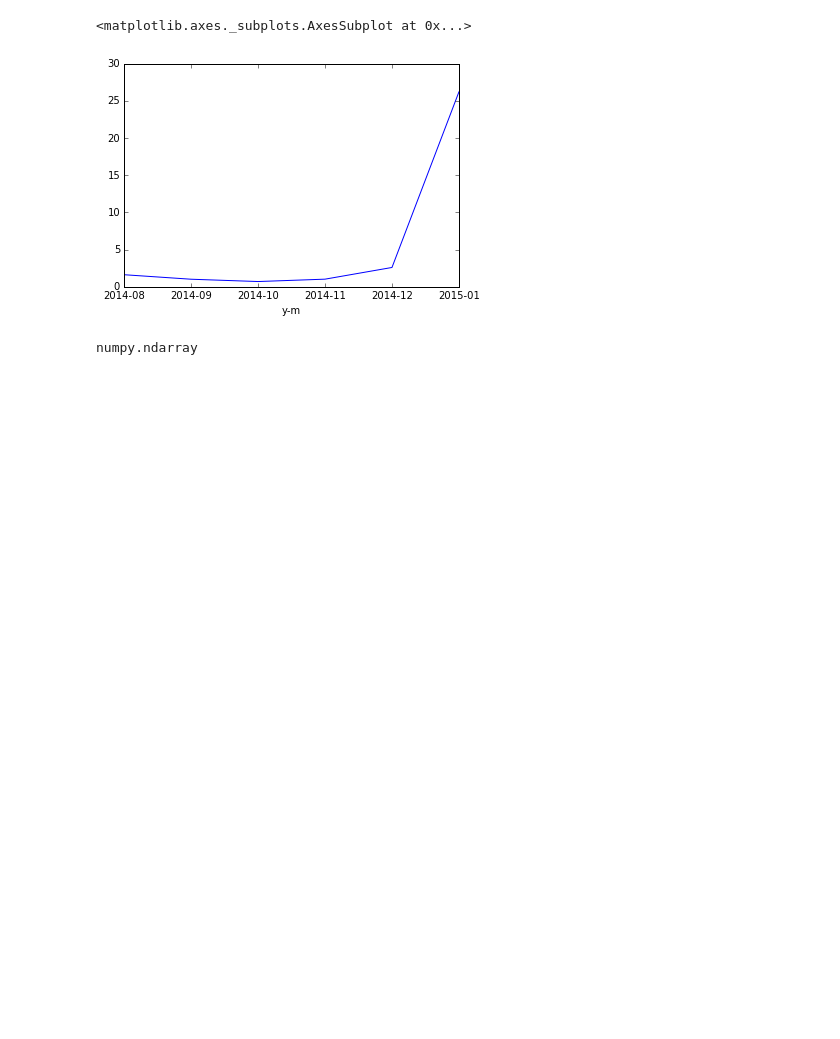
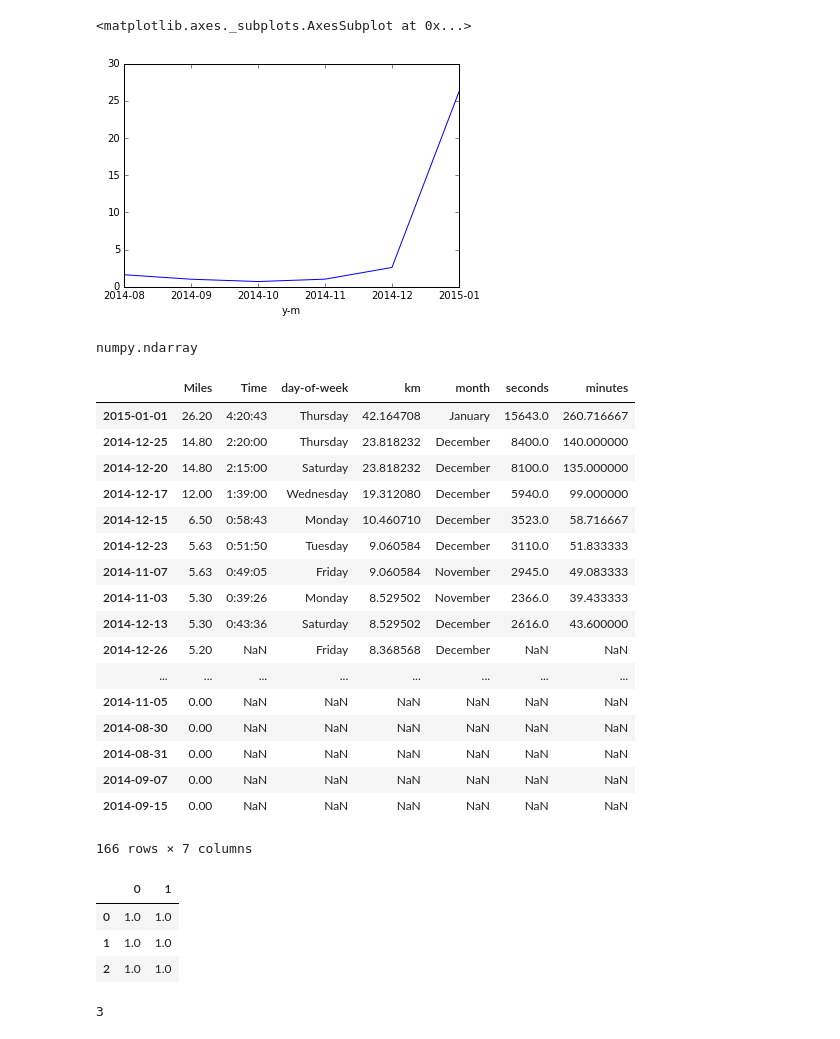
Before and after one commit to leiyang-mids/w261_project, a Jupyter notebook: Interview Practice.ipynb, the cells around one changed output. Saved outputs shown, nothing was run; the diff lists cells and outputs as text; code cells hidden in the pictures; blank space fills up the shorter version.

```diff
--- a/Interview Practice.ipynb
+++ b/Interview Practice.ipynb
@@ -79,3 +80,31 @@ df.groupby('y-m').mean()['Miles'].plot()
 type(df.Miles.values)
 # %% [output]
 numpy.ndarray
+# %%
+df.sort_values(by='Miles',ascending=False)
+# %% [output]
+|  | Miles | Time | day-of-week | km | month | seconds | minutes |
+| 2015-01-01 | 26.20 | 4:20:43 | Thursday | 42.164708 | January | 15643.0 | 260.716667 |
+| 2014-12-25 | 14.80 | 2:20:00 | Thursday | 23.818232 | December | 8400.0 | 140.000000 |
+| 2014-12-20 | 14.80 | 2:15:00 | Saturday | 23.818232 | December | 8100.0 | 135.000000 |
+| 2014-12-17 | 12.00 | 1:39:00 | Wednesday | 19.312080 | December | 5940.0 | 99.000000 |
+| 2014-12-15 | 6.50 | 0:58:43 | Monday | 10.460710 | December | 3523.0 | 58.716667 |
+| 2014-12-23 | 5.63 | 0:51:50 | Tuesday | 9.060584 | December | 3110.0 | 51.833333 |
+| 2014-11-07 | 5.63 | 0:49:05 | Friday | 9.060584 | November | 2945.0 | 49.083333 |
+| 2014-11-03 | 5.30 | 0:39:26 | Monday | 8.529502 | November | 2366.0 | 39.433333 |
+| 2014-12-13 | 5.30 | 0:43:36 | Saturday | 8.529502 | December | 2616.0 | 43.600000 |
+| 2014-12-26 | 5.20 | NaN | Friday | 8.368568 | December | NaN | NaN |
+| ... | ... | ... | ... | ... | ... | ... | ... |
+| 2014-11-05 | 0.00 | NaN | NaN | NaN | NaN | NaN | NaN |
+| 2014-08-30 | 0.00 | NaN | NaN | NaN | NaN | NaN | NaN |
+| 2014-08-31 | 0.00 | NaN | NaN | NaN | NaN | NaN | NaN |
+| 2014-09-07 | 0.00 | NaN | NaN | NaN | NaN | NaN | NaN |
+| 2014-09-15 | 0.00 | NaN | NaN | NaN | NaN | NaN | NaN |
+166 rows × 7 columns
+# %%
+pd.DataFrame(data=np.ones([3,2])).head()
+# %% [output]
+|  | 0 | 1 |
+| 0 | 1.0 | 1.0 |
+| 1 | 1.0 | 1.0 |
+| 2 | 1.0 | 1.0 |
@@ -81,0 +113,4 @@ numpy.ndarray
+# %%
+a
+# %% [output]
+3
```
Also changed, not shown: parts of 3 cells of this notebook.
